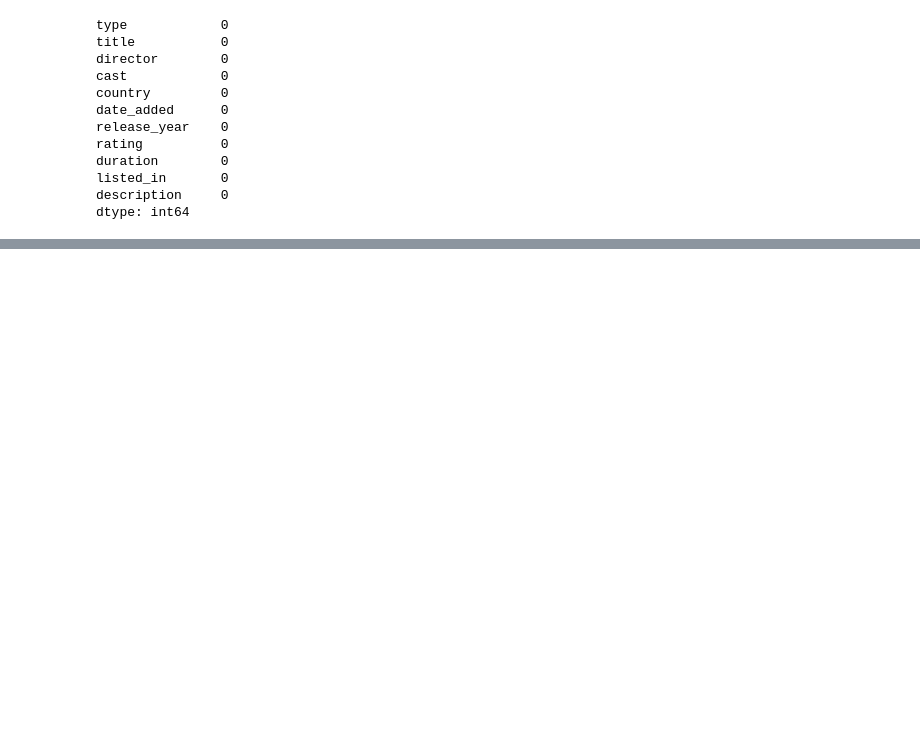
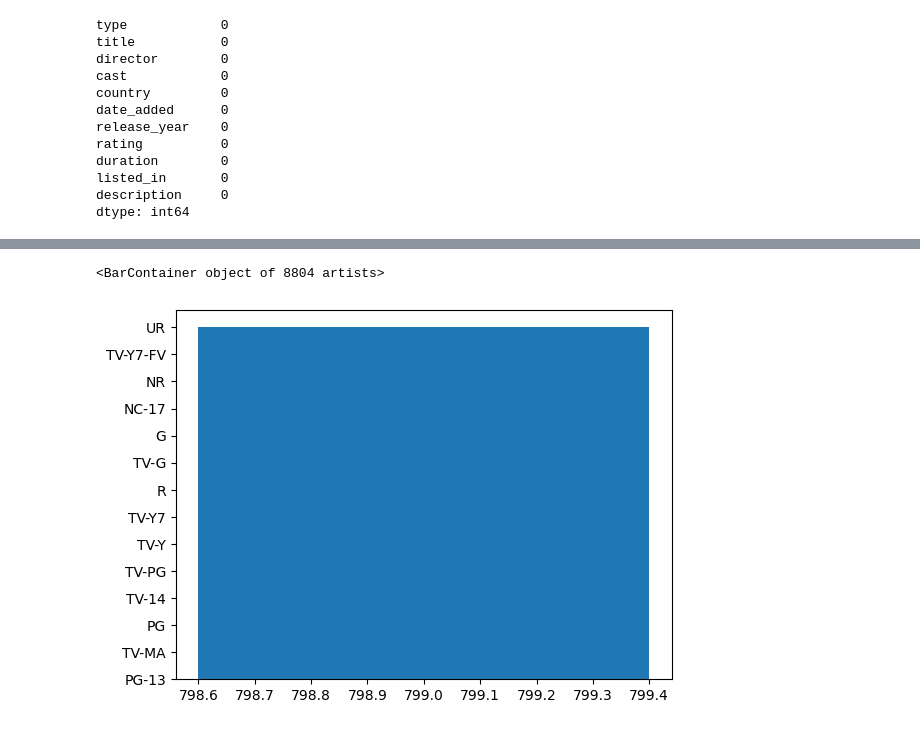
Before and after one commit to Riyocodeart/Exploratory-Data-Analysis-Netflix-data-set, a Jupyter notebook: EDA.ipynb, the cells around one changed output, grey strips where cells are left out. Saved outputs shown, nothing was run; the diff lists cells and outputs as text; code cells hidden in the pictures; blank space fills up the shorter version.

```diff
--- a/EDA.ipynb
+++ b/EDA.ipynb
@@ -91,0 +170,12 @@ df.head(10)
+# %%
+rating = list(df['rating'].value_counts())
+rating = rating.pop(3)
+rating_y = list(df['rating'].values)
+rating_y.remove('74 min')
+rating_y.remove('66 min')
+rating_y.remove('84 min')
+# %%
+plt.bar(rating,rating_y)
+# %% [output]
+<BarContainer object of 8804 artists>
+[figure, added]
```
Also changed, not shown: parts of 16 cells of this notebook.
